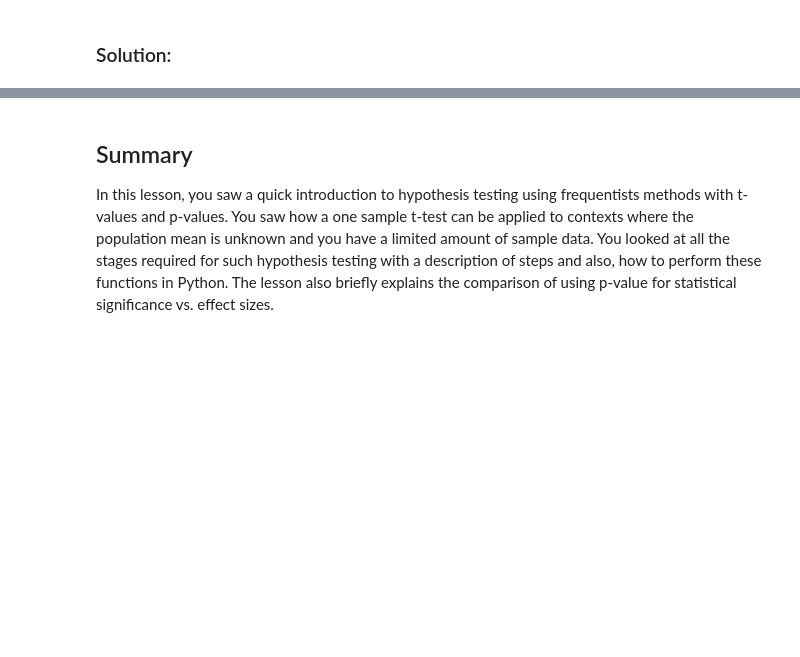
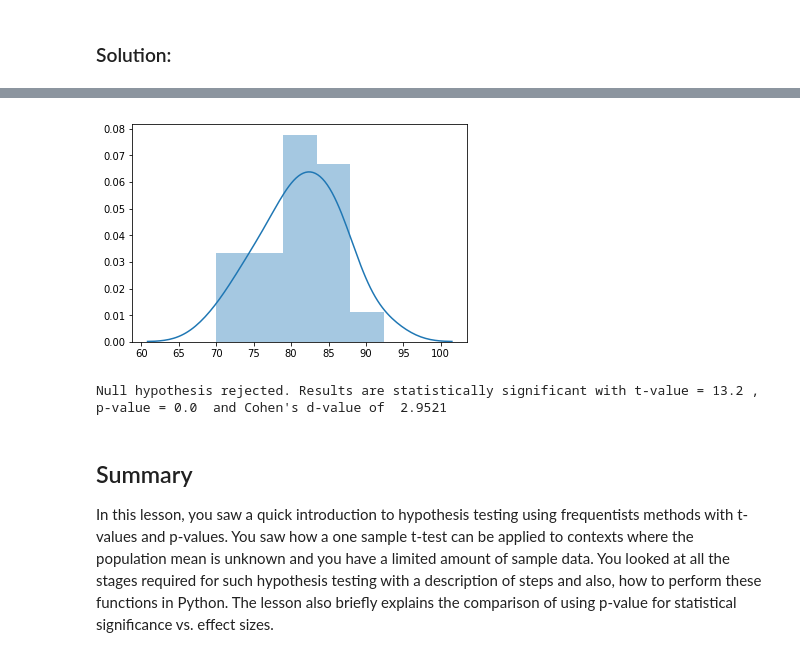
Before and after one commit to MatthewCFreeman/Module-2, a Jupyter notebook: dsc-2-20-08-1-sample-t-tests-lab-online-ds-ft-031119-master/index.ipynb, the cells around one changed output, grey strips where cells are left out. Saved outputs shown, nothing was run; the diff lists cells and outputs as text; code cells hidden in the pictures; blank space fills up the shorter version.

```diff
--- a/dsc-2-20-08-1-sample-t-tests-lab-online-ds-ft-031119-master/index.ipynb
+++ b/dsc-2-20-08-1-sample-t-tests-lab-online-ds-ft-031119-master/index.ipynb
@@ -384,3 +399,10 @@ Null hypothesis rejected. Results are statistically significant with t-value = 1
+# %%
+sample2 = [84.0, 92.4, 74.3, 79.4, 86.7, 75.3, 80.9, 86.1, 81.0, 85.1,
+  78.7, 73.5, 86.9, 87.4, 82.7, 81.9, 69.9, 77.2, 79.3, 83.3]
+one_sample_ttest(sample2, original_mean, alpha)
+# %% [output]
+[figure, added]
+Null hypothesis rejected. Results are statistically significant with t-value = 13.2 , p-value = 0.0  and Cohen's d-value of  2.9521
 # %% [markdown]
 ## Summary
 
```
Also changed, not shown: parts of 16 cells of this notebook.
